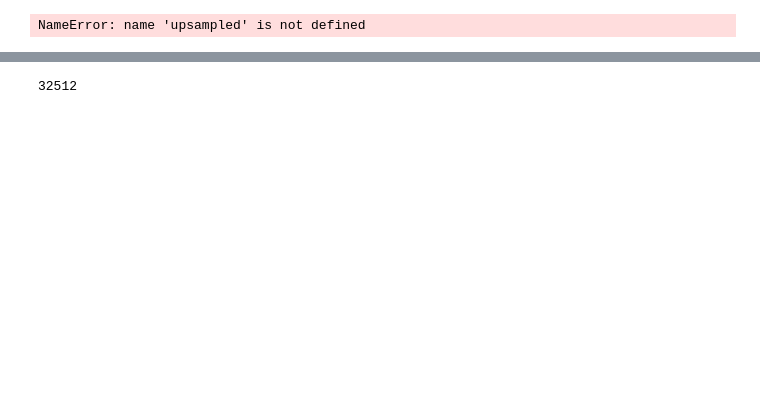
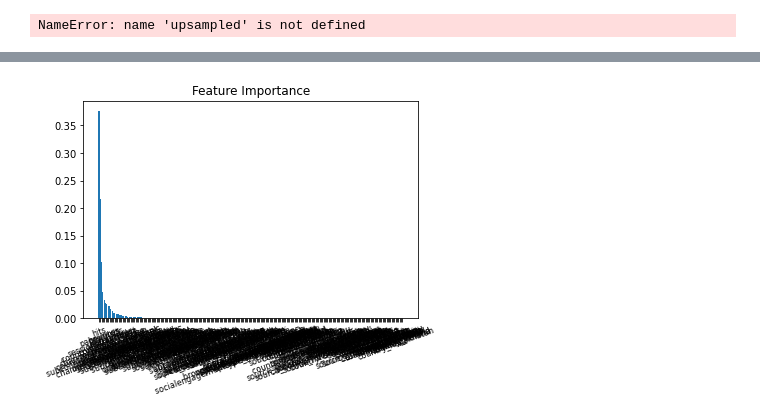
Before and after one commit to csparkma/berkeley-final-project, a Jupyter notebook: Untitled2-Copy1.ipynb, the cells around one changed output, grey strips where cells are left out. Cells and saved outputs as stored; diff of their text form; code cells hidden in the pictures; blank space fills up the shorter version.

```diff
--- a/Untitled2-Copy1.ipynb
+++ b/Untitled2-Copy1.ipynb
@@ -342,7 +343,7 @@ bigquery_totals_df1.head()
 #Remove Action type from our features dataset
 y = bigquery_totals_df1.transactions
 
-X = bigquery_totals_df1.drop(columns =['transactions','totaltransactionrevenue','transactionrevenue'])
+X = bigquery_totals_df1.drop(columns =['transactions','totaltransactionrevenue','transactionrevenue','visitid'])
 
 # Split training/test datasets
 X_train, X_test, y_train, y_test = train_test_split(X, y, random_state=1337,stratify = y)
@@ -501,18 +509,18 @@ def run_ml_model(x_data_train,x_data_test,y_data_train,y_data_test,model,n_runs)
 
 
 print('====== Logistic Regression')
-log_cm,log_acc,log_f1,log_recall,log_model = run_ml_model(X_train_scaled,X_test_scaled,y_train,y_test,'Logistic Regression',n_runs = 10000)
-print(log_cm,'\n',f" Logistic regression model accuracy: {log_acc:.3f}",'\n',f" F1 Score: {log_f1:.3f}",'\n',f" Recall Score: {log_recall:.3f}")
+log_cm,log_acc,log_f1,log_recall,log_prec,log_model = run_ml_model(X_train_scaled,X_test_scaled,y_train,y_test,'Logistic Regression',n_runs = 1000)
+print(log_cm,'\n',f" Logistic regression model accuracy: {log_acc:.3f}",'\n',f" Recall Score: {log_recall:.3f}",'\n',f" Precision Score: {log_prec:.3f}",'\n',f" F1 Score: {log_f1:.3f}",'\n',)
 print('===========================\n')
 
 print('====== Random Forest')
-rf_cm,rf_acc,rf_f1,rf_recall,rf_model = run_ml_model(X_train_scaled,X_test_scaled,y_train,y_test,'Random Forest',n_runs = 10)
-print(rf_cm,'\n',f" Random Forest model accuracy: {rf_acc:.3f}",'\n',f" F1 Score: {rf_f1:.3f}",'\n',f" Recall Score: {rf_recall:.3f}")
+rf_cm,rf_acc,rf_f1,rf_recall,rf_prec,rf_model = run_ml_model(X_train_scaled,X_test_scaled,y_train,y_test,'Random Forest',n_runs = 50)
+print(rf_cm,'\n',f" Random Forest model accuracy: {rf_acc:.3f}",'\n',f" Recall Score: {rf_recall:.3f}",'\n',f" Precision Score: {rf_prec:.3f}",'\n',f" F1 Score: {rf_f1:.3f}")
 print('===========================\n')
 
 print('====== Neural Network')
-nn_cm,nn_acc,nn_f1,nn_recall,nn_model = run_ml_model(X_train_scaled,X_test_scaled,y_train,y_test,'Random Forest',n_runs = 200)
-print(nn_cm,'\n',f" Neural Network model accuracy: {nn_acc:.3f}",'\n',f" F1 Score: {nn_f1:.3f}",'\n',f" Recall Score: {nn_recall:.3f}")
+nn_cm,nn_acc,nn_f1,nn_recall,nn_prec,nn_model = run_ml_model(X_train_scaled,X_test_scaled,y_train,y_test,'Neural Network',n_runs = 20)
+print(nn_cm,'\n',f" Neural Network model accuracy: {nn_acc:.3f}",'\n',f" Recall Score: {nn_recall:.3f}",'\n',f" Precision Score: {nn_prec:.3f}",'\n,'f" F1 Score: {nn_f1:.3f}")
 print('===========================\n')
 # %% [output]
 ====== Logistic Regression
@@ -548,5 +547,0 @@ export_graphviz(estimator,out_file = 'tree.dot',
-# %%
-import os
-os.system('dot -Tpng tree.dot -o tree.png')
-# %% [output]
-32512
@@ -560,0 +548,19 @@ fig.savefig('rf_individualtree.png')
+# %%
+importances = rf_model.feature_importances_
+
+# Sort feature importances in descending order
+indices = np.argsort(importances)[::-1]
+# %%
+# Rearrange feature names so they match the sorted feature importances
+
+names = [X.columns[i] for i in indices]
+# Barplot: Add bars
+plt.bar(range(X.shape[1]), importances[indices])
+# Add feature names as x-axis labels
+plt.xticks(range(X.shape[1]), names, rotation=20, fontsize = 8)
+# Create plot title
+plt.title("Feature Importance")
+# Show plot
+plt.show()
+# %% [output]
+[figure, added]
```
Also changed, not shown: parts of 19 cells of this notebook, 14 other files.
